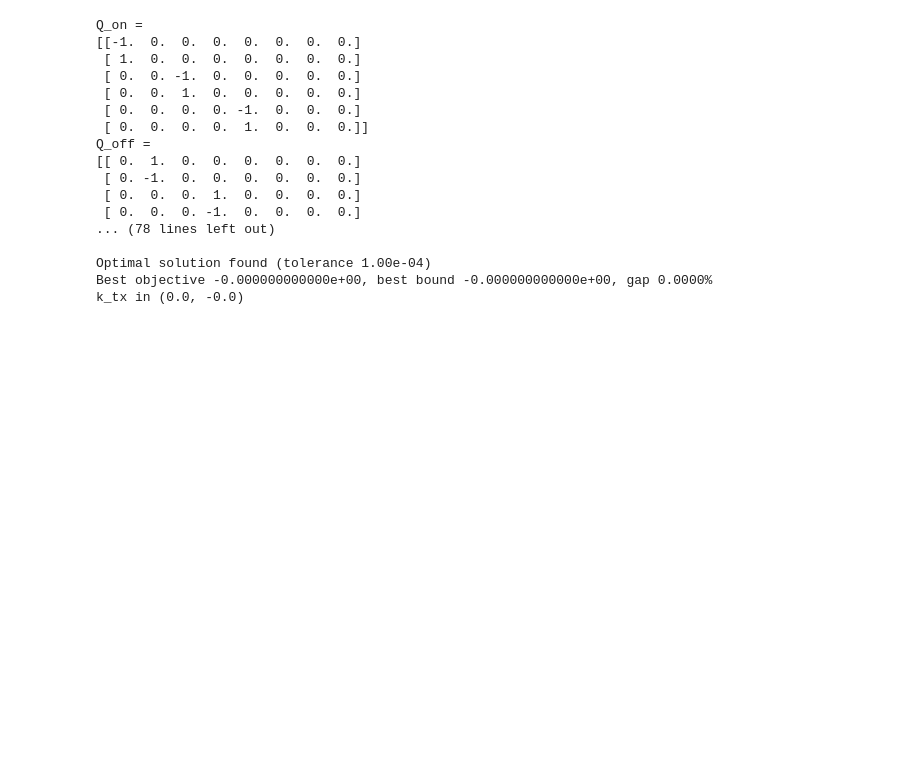
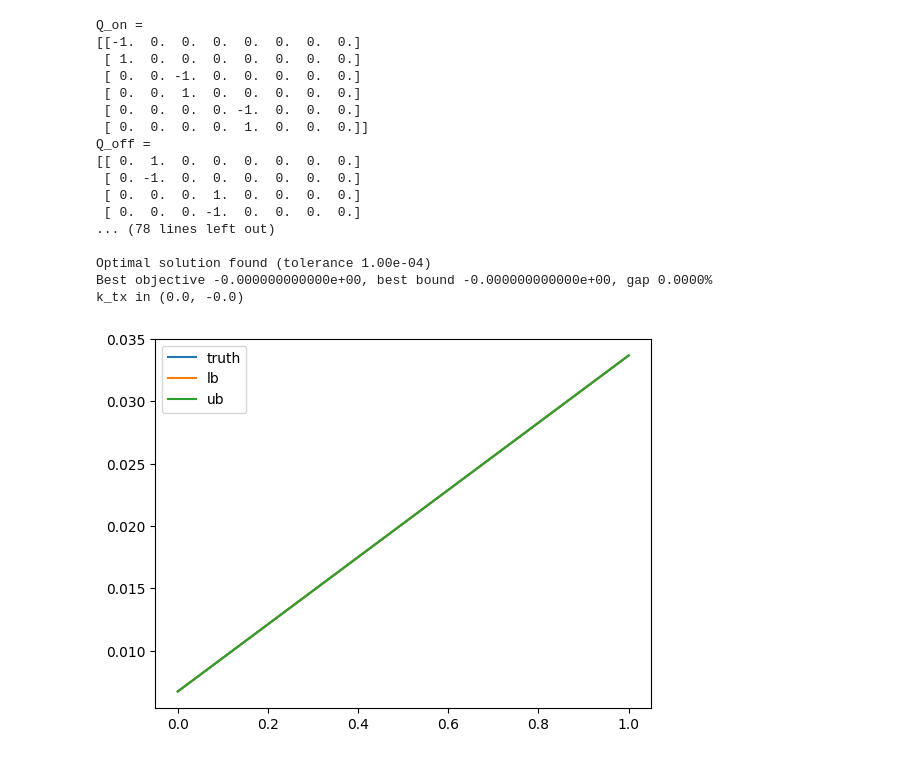
Before and after one commit to willjgh/M4R, a Jupyter notebook: non_linear_prog.ipynb, the cells around one changed output. Cells and saved outputs as stored; diff of their text form; code cells hidden in the pictures; blank space fills up the shorter version.

Commit message:
Tested parameter settings and variable constraints for NLP

```diff
--- a/non_linear_prog.ipynb
+++ b/non_linear_prog.ipynb
@@ -1783,3 +1866,30 @@ Q_off =
 Optimal solution found (tolerance 1.00e-04)
 Best objective -0.000000000000e+00, best bound -0.000000000000e+00, gap 0.0000%
 k_tx in (0.0, -0.0)
+# %%
+# parameters
+k_on = 1
+k_off = 0
+k_tx = 5
+k_deg = 1
+
+# true stationary distribution: reduces to birth death case (gene always on) so poisson(k_tx / k_deg)
+# number of marginal states to use
+M = 2
+# then N = 2M - 2 equations (involve all these marginals and no more)
+N = 2*M - 2
+true_p = [(k_tx / k_deg)**k * math.exp(-k_tx / k_deg) / math.factorial(k) for k in range(M)]
+
+# create intervals: some error around truth
+eps = 0
+pl = np.array([p - eps for p in true_p])
+pu = np.array([p + eps for p in true_p])
+
+# plot
+plt.plot(true_p, label="truth")
+plt.plot(pl, label="lb")
+plt.plot(pu, label="ub")
+plt.legend()
+plt.show()
+# %% [output]
+[figure, added]
```
Also changed, not shown: parts of 11 cells of this notebook.
